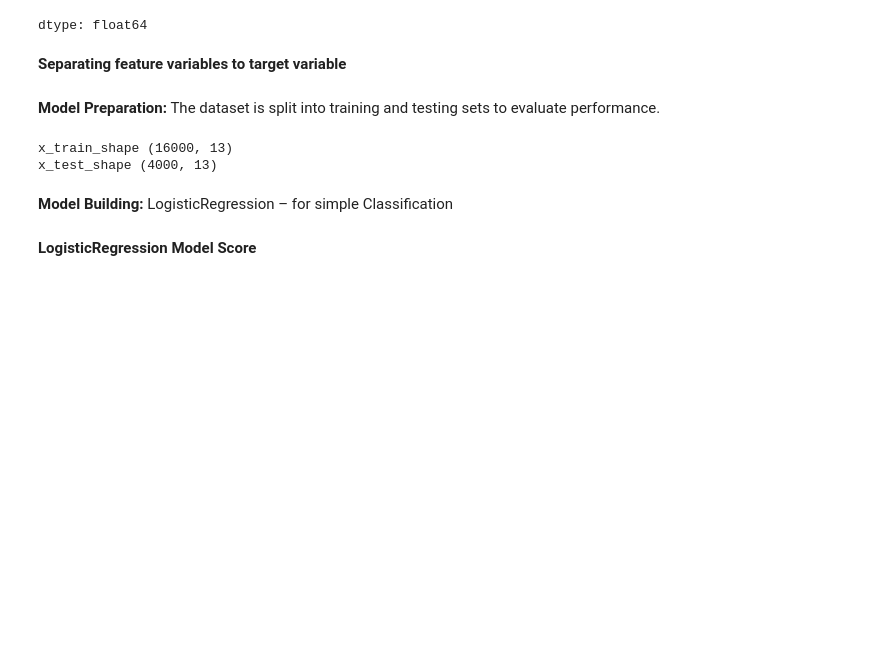
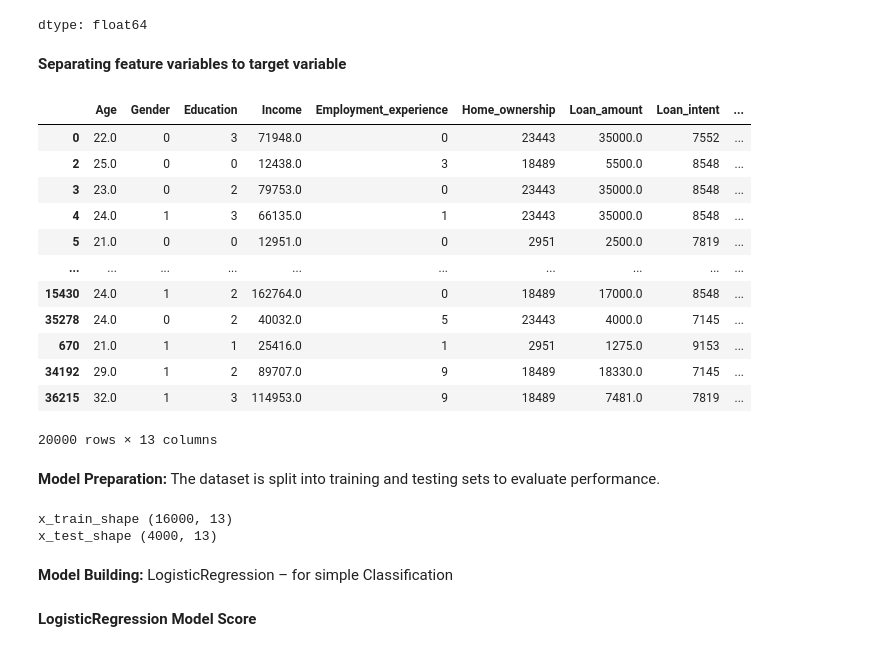
Before and after one commit to Love1117/Machine_learning-Projects, a Jupyter notebook: Machine_Learning Project/01_Supervised- Machine Learning/02_Logistic_Regression/Loan_Approval_Prediction/Loan_approval_prediction1.ipynb, the cells around one changed output. Drawn from its saved outputs; the diff is of its cells as text; code cells hidden in the pictures; blank space fills up the shorter version.

```diff
--- a/Machine_Learning Project/01_Supervised- Machine Learning/02_Logistic_Regression/Loan_Approval_Prediction/Loan_approval_prediction1.ipynb
+++ b/Machine_Learning Project/01_Supervised- Machine Learning/02_Logistic_Regression/Loan_Approval_Prediction/Loan_approval_prediction1.ipynb
@@ -236,6 +245,22 @@ dtype: float64
 # %%
 x = df1.drop(columns=["Loan_status"])
 y = df1["Loan_status"]
+
+x
+# %% [output]
+|  | Age | Gender | Education | Income | Employment_experience | Home_ownership | Loan_amount | Loan_intent | ... |
+| 0 | 22.0 | 0 | 3 | 71948.0 | 0 | 23443 | 35000.0 | 7552 | ... |
+| 2 | 25.0 | 0 | 0 | 12438.0 | 3 | 18489 | 5500.0 | 8548 | ... |
+| 3 | 23.0 | 0 | 2 | 79753.0 | 0 | 23443 | 35000.0 | 8548 | ... |
+| 4 | 24.0 | 1 | 3 | 66135.0 | 1 | 23443 | 35000.0 | 8548 | ... |
+| 5 | 21.0 | 0 | 0 | 12951.0 | 0 | 2951 | 2500.0 | 7819 | ... |
+| ... | ... | ... | ... | ... | ... | ... | ... | ... | ... |
+| 15430 | 24.0 | 1 | 2 | 162764.0 | 0 | 18489 | 17000.0 | 8548 | ... |
+| 35278 | 24.0 | 0 | 2 | 40032.0 | 5 | 23443 | 4000.0 | 7145 | ... |
+| 670 | 21.0 | 1 | 1 | 25416.0 | 1 | 2951 | 1275.0 | 9153 | ... |
+| 34192 | 29.0 | 1 | 2 | 89707.0 | 9 | 18489 | 18330.0 | 7145 | ... |
+| 36215 | 32.0 | 1 | 3 | 114953.0 | 9 | 18489 | 7481.0 | 7819 | ... |
+20000 rows × 13 columns
 # %% [markdown]
 **Model Preparation:** The dataset is split into training and testing sets to evaluate performance.
 # %%
```
Also changed, not shown: parts of 5 cells of this notebook.
